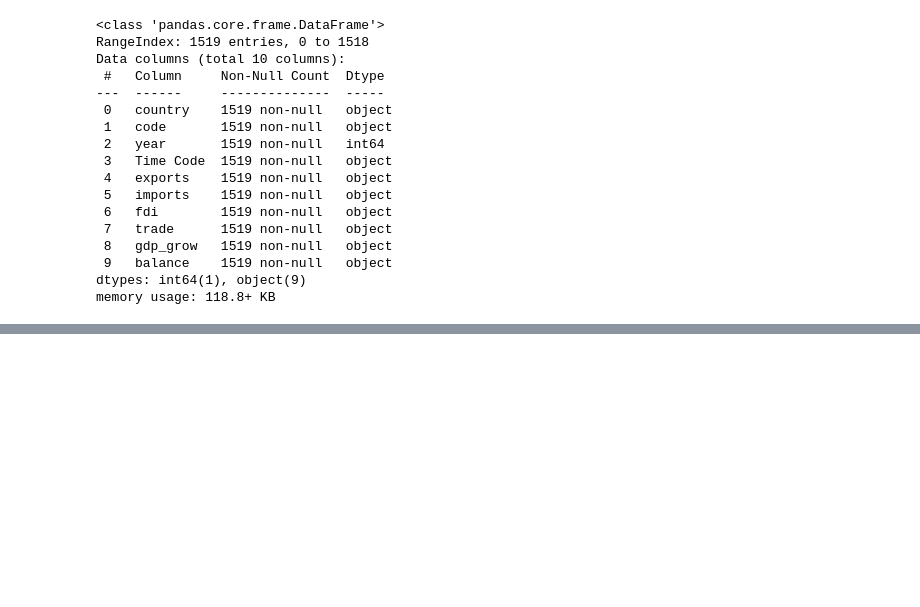
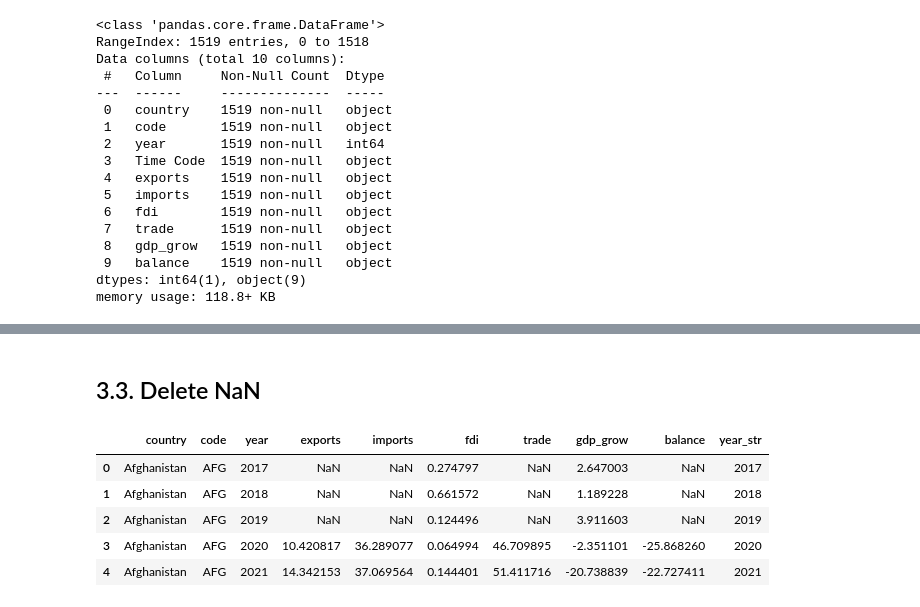
Before and after one commit to DJohanTwT/DataV24, a Jupyter notebook: C2_Clase_5_Dataframe.ipynb, the cells around one changed output, grey strips where cells are left out. Cells and saved outputs as stored; diff of their text form; code cells hidden in the pictures; blank space fills up the shorter version.

```diff
--- a/C2_Clase_5_Dataframe.ipynb
+++ b/C2_Clase_5_Dataframe.ipynb
@@ -108,3 +108,6 @@ Data columns (total 10 columns):
  9   balance    1519 non-null   object
 dtypes: int64(1), object(9)
 memory usage: 118.8+ KB
+# %%
+# Duplicate the dataset - Se hace porque se va a borrar cosas y para no tener problemas
+d2 = d
@@ -110,0 +160,13 @@ memory usage: 118.8+ KB
+# %% [markdown]
+## 3.3. Delete NaN
+# %%
+# Replace by NaN
+d2 = d2.replace('..', np.nan)
+d2.head()
+# %% [output]
+|  | country | code | year | exports | imports | fdi | trade | gdp_grow | balance | year_str |
+| 0 | Afghanistan | AFG | 2017 | NaN | NaN | 0.274797 | NaN | 2.647003 | NaN | 2017 |
+| 1 | Afghanistan | AFG | 2018 | NaN | NaN | 0.661572 | NaN | 1.189228 | NaN | 2018 |
+| 2 | Afghanistan | AFG | 2019 | NaN | NaN | 0.124496 | NaN | 3.911603 | NaN | 2019 |
+| 3 | Afghanistan | AFG | 2020 | 10.420817 | 36.289077 | 0.064994 | 46.709895 | -2.351101 | -25.868260 | 2020 |
+| 4 | Afghanistan | AFG | 2021 | 14.342153 | 37.069564 | 0.144401 | 51.411716 | -20.738839 | -22.727411 | 2021 |
```
Also changed, not shown: parts of 14 cells of this notebook.
